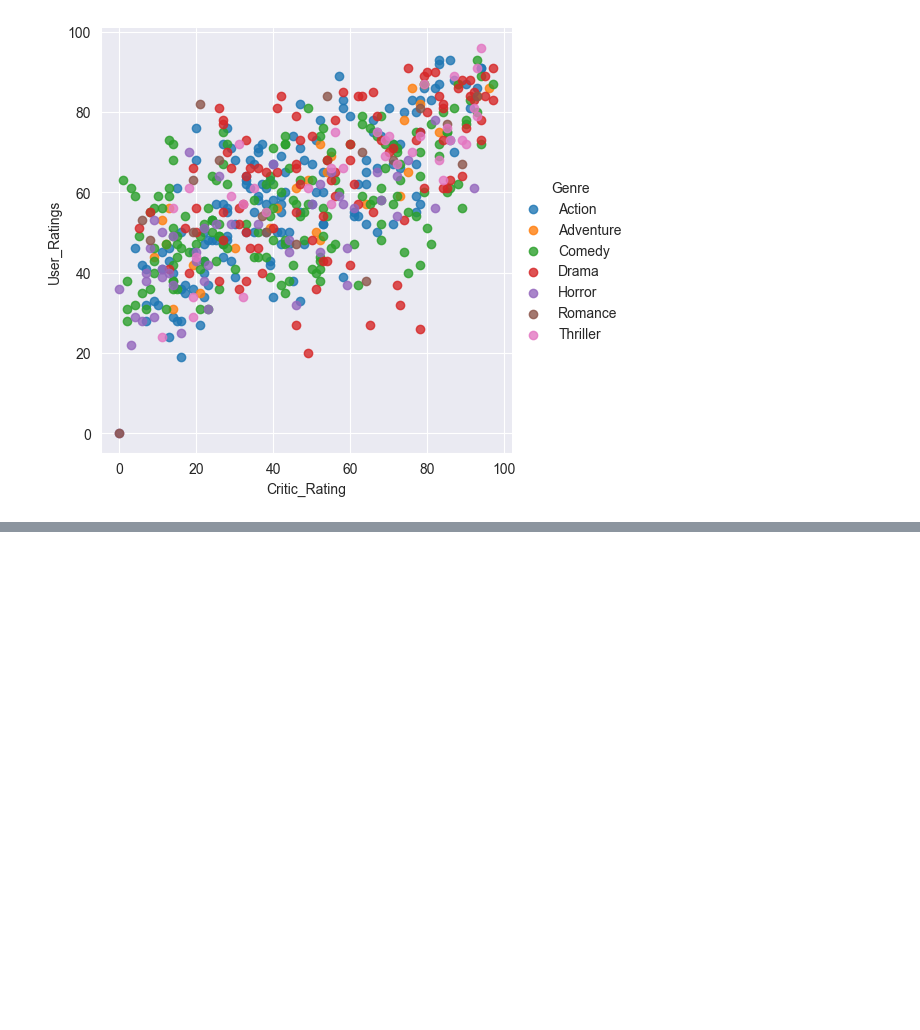
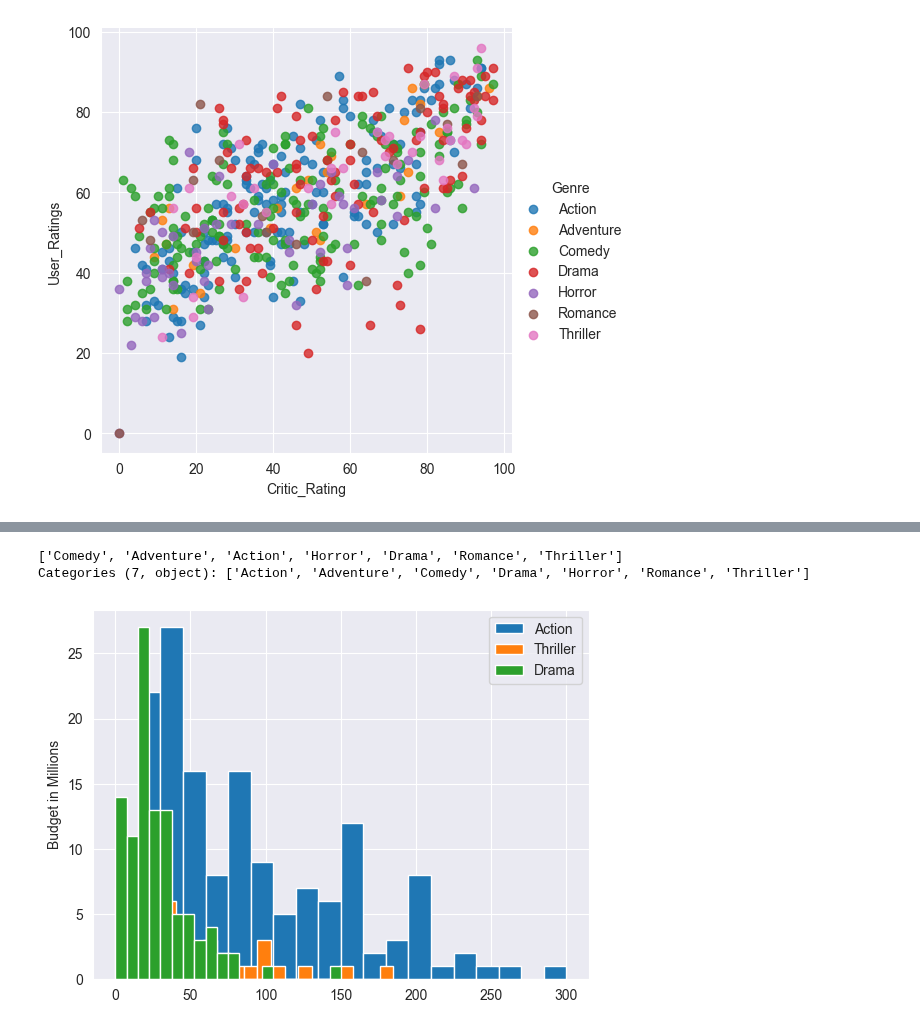
Before and after one commit to corpsedust/NareshIT, a Jupyter notebook: DailyClassroomNotes/27th February.ipynb, the cells around one changed output, grey strips where cells are left out. Drawn from its saved outputs; the diff is of its cells as text; code cells hidden in the pictures; blank space fills up the shorter version.

```diff
--- a/DailyClassroomNotes/27th February.ipynb
+++ b/DailyClassroomNotes/27th February.ipynb
@@ -148,0 +173,17 @@ vis = sns.lmplot(data = df, x = 'Critic_Rating', y = "User_Ratings", hue = "Genr
+# %%
+df.Genre.unique()
+# %% [output]
+['Comedy', 'Adventure', 'Action', 'Horror', 'Drama', 'Romance', 'Thriller']
+Categories (7, object): ['Action', 'Adventure', 'Comedy', 'Drama', 'Horror', 'Romance', 'Thriller']
+# %%
+Category = ["Action", "Thriller", "Drama"]
+
+for c in Category:
+    plt.hist(df[df.Genre == c].BudgetMillions, bins = 20, label= c)
+
+
+plt.legend()
+plt.ylabel("Budget in Millions")
+plt.show()
+# %% [output]
+[figure, added]
```
Also changed, not shown: parts of 15 cells of this notebook.
